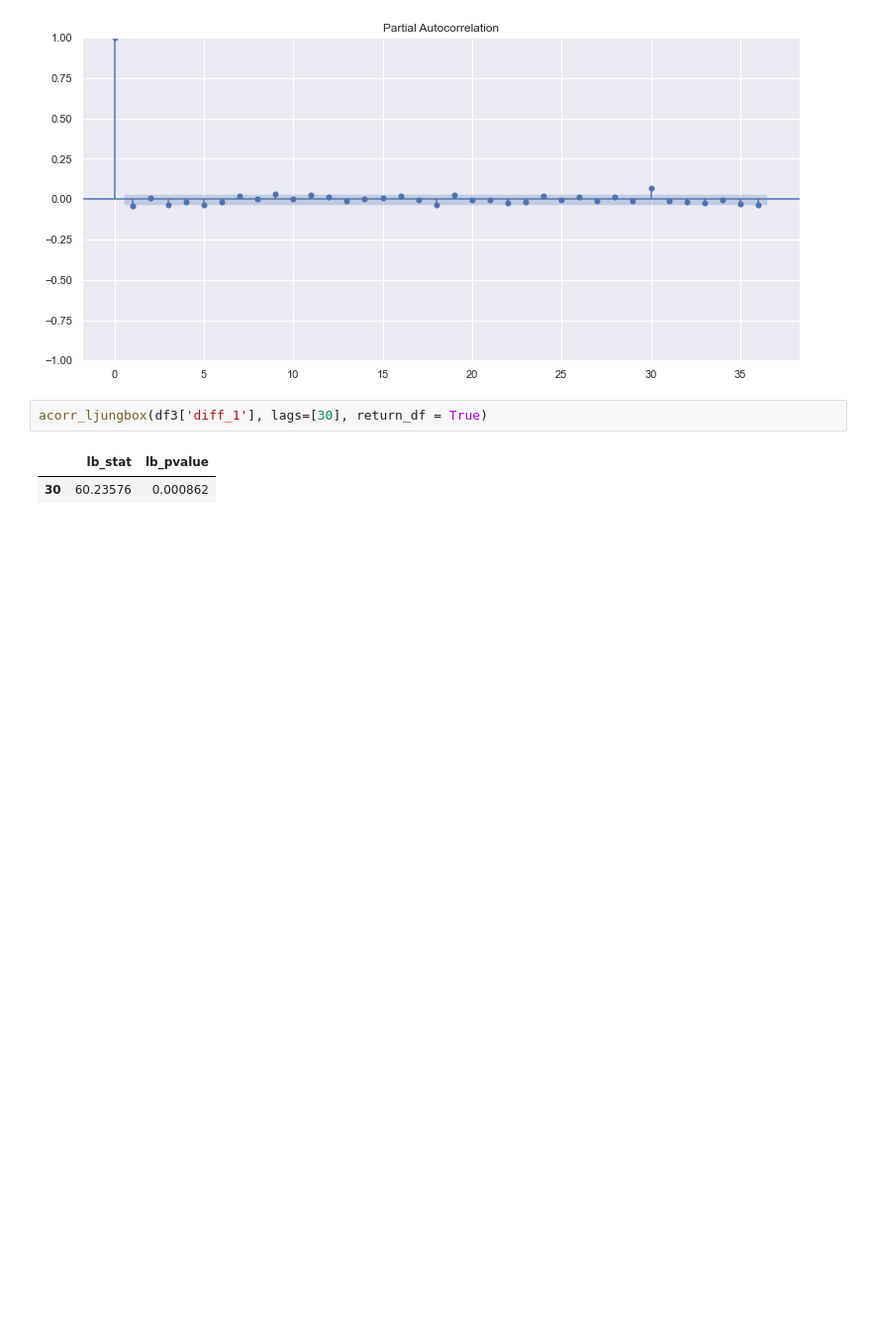
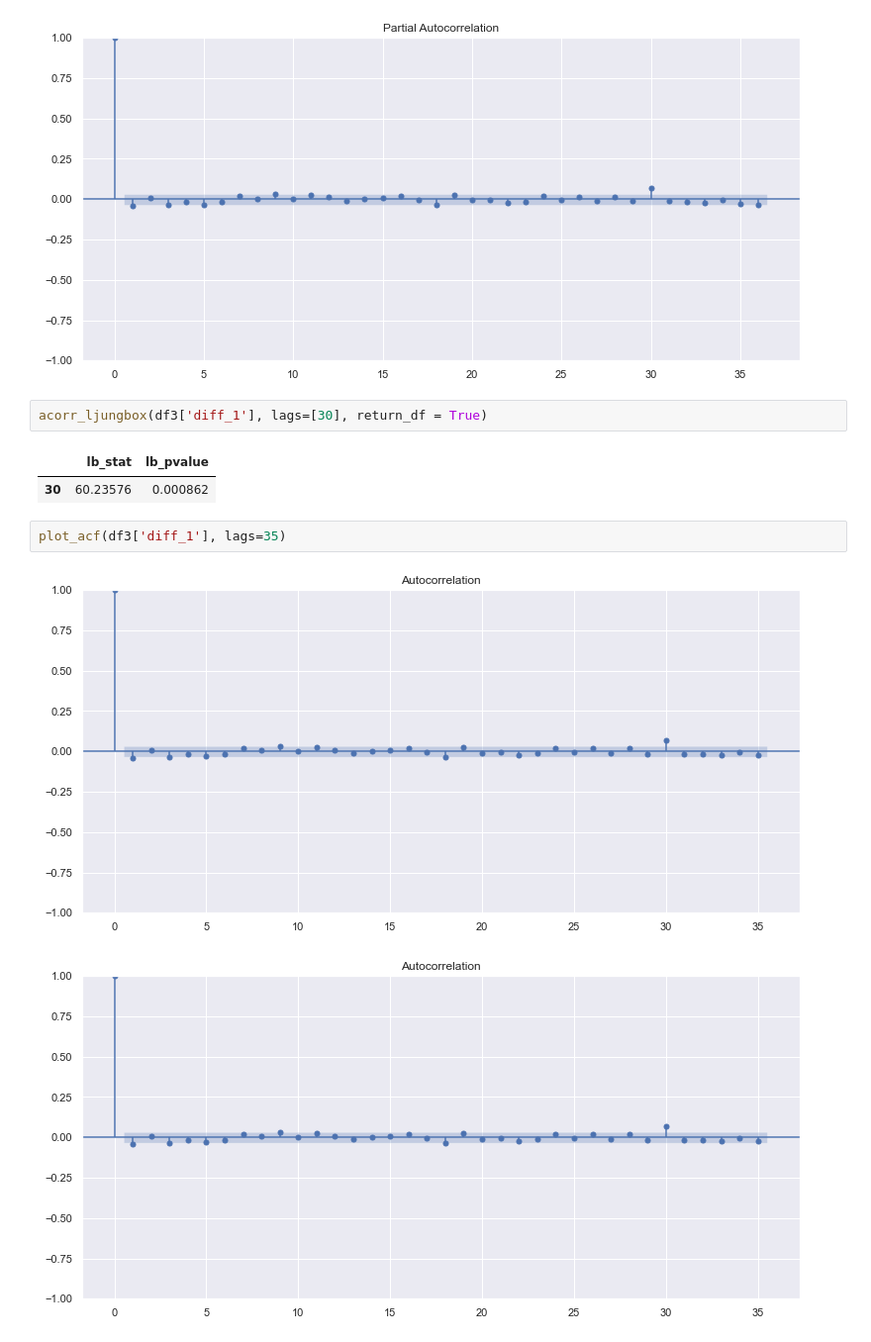
Before and after one commit to joaovictordesouzaduarte/tcc, a Jupyter notebook: exchange_rate_volatility.ipynb, the cells around one changed output. Shown at 99% size. Saved outputs shown, nothing was run; the diff lists cells and outputs as text; blank space fills up the shorter version.

```diff
--- a/exchange_rate_volatility.ipynb
+++ b/exchange_rate_volatility.ipynb
@@ -253,3 +254,8 @@ acorr_ljungbox(df3['diff_1'], lags=[30], return_df = True)
 # %% [output]
 |  | lb_stat | lb_pvalue |
 | 30 | 60.23576 | 0.000862 |
+# %%
+plot_acf(df3['diff_1'], lags=35)
+# %% [output]
+[figure, added]
+[figure, added]
```
Also changed, not shown: parts of 13 cells of this notebook, 3 other files.
